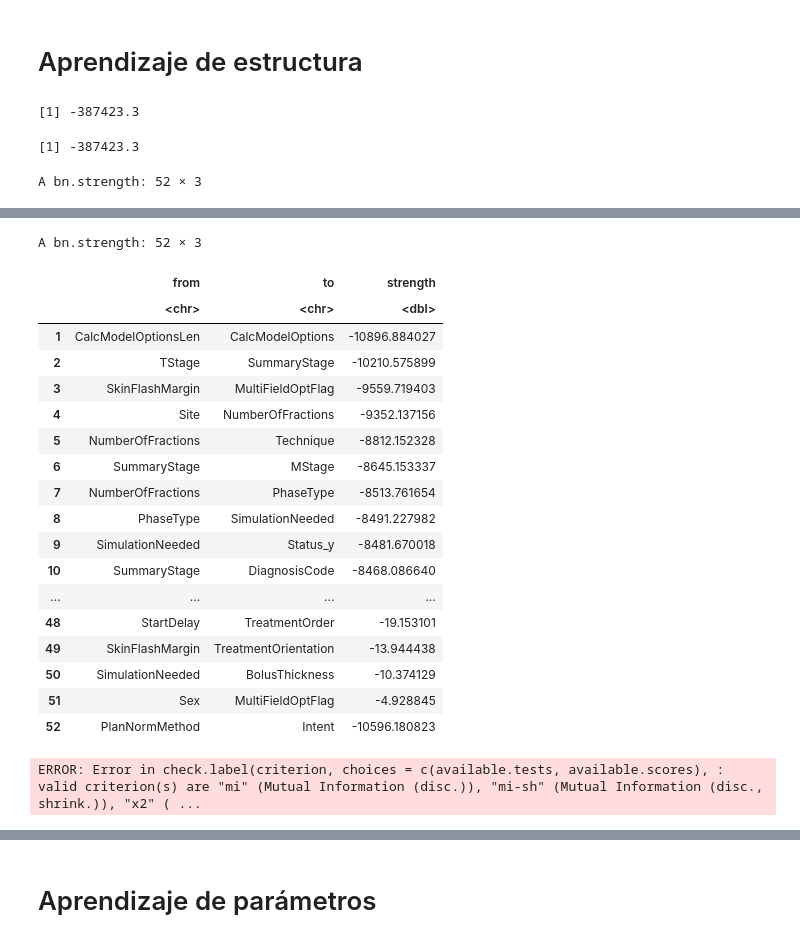
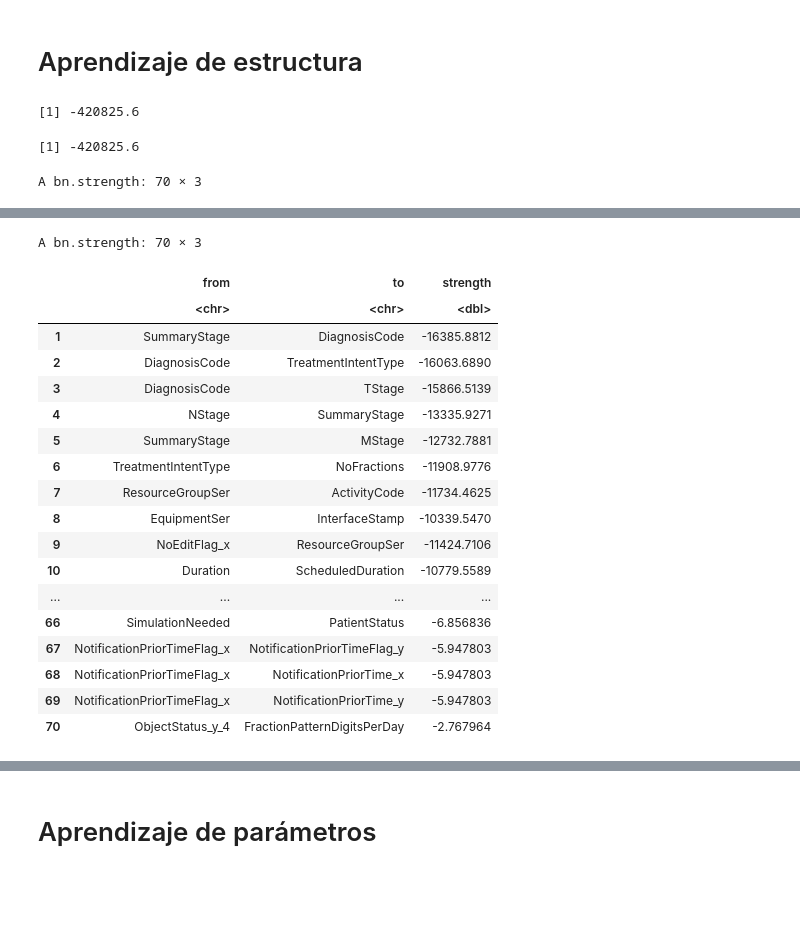
Before and after one commit to david722sv/TFM, a Jupyter notebook: 3_analisis_PlanRT_redBayesiana.ipynb, the cells around one changed output, grey strips where cells are left out. Drawn from its saved outputs; the diff is of its cells as text; code cells hidden in the pictures; blank space fills up the shorter version.

```diff
--- a/3_analisis_PlanRT_redBayesiana.ipynb
+++ b/3_analisis_PlanRT_redBayesiana.ipynb
@@ -8,19 +42,15 @@ rtp = read.csv("data/ARIA_cleaned/PlanRT.csv", row.names=1)
 # %% [markdown]
 # Datos
 # %%
-# cols = c('TreatmentOrder', 'PlanNormFactor_isNaN', 'PrescribedPercentage', 'Site', 'CityOrTownship', 'Status_x', 'Country', 'FractionPatternDigitsPerDay', 'Technique', 'SkinFlashMargin', 'TreatmentIntentType', 'DateOfBirth_isNaN', 'SimulationNeeded', 'StartDelay_isNaN', 'PrimaryPTVSer_isNaN', 'PlanNormMethod', 'FirstName', 'Status_y', 'TreatmentOrientation', 'Notes', 'DicomSeqNumber', 'FractionPattern', 'PrescribedDose_isNaN', 'BolusFrequency', 'EquipmentSer', 'PhaseType', 'CalcModelOptions', 'BolusThickness', 'InterfaceStamp', 'Intent', 'NumberOfFractions_isNaN', 'MultiFieldOptFlag', 'NoFractions_isNaN', 'ClinicalStatus', 'Sex')
-# cols = c('PrescribedPercentage', 'NoFractions', 'PrescribedDose', 'Status_x', 'ClinicalStatus', 'MultiFieldOptFlag', 'DicomSeqNumber', 'SkinFlashMargin', 'StartDelay', 'BolusThickness', 'PlanNormMethod', 'FractionPattern', 'BolusFrequency', 'Technique', 'PhaseType', 'DateOfBirth', 'CalcModelOptions', 'Intent', 'PrimaryPTVSer', 'InterfaceStamp', 'TreatmentOrientation', 'CityOrTownship', 'PlanNormFactor', 'Site', 'NumberOfFractions', 'EquipmentSer', 'Status_y', 'CalcModelOptionsLen', 'Notes', 'TreatmentOrder', 'Sex', 'TreatmentIntentType', 'Country', 'FirstName', 'SimulationNeeded', 'FractionPatternDigitsPerDay')
+# tabla = read.csv("data/ARIA_cleaned/PlanRT.csv", row.names=1)
+tabla = read.csv("data/ARIA_cleaned/Sch_categ.csv", row.names=1)
 
-# cols = setdiff(cols,  c('TreatmentIntentType', 'Country', 'Intent', 'PlanNormMethod',
-#        'CalcModelOptions', 'SkinFlashMargin', 'InterfaceStamp',
-#        'PrimaryPTVSer', 'StartDelay', 'Technique', 'NumberOfFractions',
-#        'PrescriptionSer', 'PhaseType', 'Site', 'SimulationNeeded', 'Status_y',
-#        'Notes', 'TreatmentOrder', 'FractionPatternDigitsPerDay',
-#        'FractionPattern', 'BolusThickness', 'BolusFrequency'))
+cols = names(tabla)
+length(cols)
 
-# cols = c('SkinFlashMargin', 'FractionPattern', 'Status_y', 'Technique', 'NoFractions', 'PlanNormMethod', 'DateOfBirth', 'PlanNormFactor', 'BolusThickness', 'Country', 'StartDelay', 'CalcModelOptions', 'Notes', 'TreatmentIntentType', 'PhaseType', 'TreatmentOrder', 'NumberOfFractions', 'InterfaceStamp', 'PrescribedPercentage', 'ClinicalStatus', 'Intent', 'PrescribedDose', 'DicomSeqNumber', 'Sex', 'PrimaryPTVSer', 'FractionPatternDigitsPerDay', 'TreatmentOrientation', 'FirstName', 'MultiFieldOptFlag', 'CalcModelOptionsLen', 'EquipmentSer', 'SimulationNeeded', 'Site', 'Status_x', 'CityOrTownship', 'BolusFrequency')
-cols = c('BolusThickness', 'Status_y', 'FractionPatternDigitsPerDay', 'CalcModelOptionsLen', 'MStage', 'HistologyCode', 'EquipmentSer', 'NStage', 'PrescribedPercentage', 'TStage', 'TumorSize', 'SkinFlashMargin', 'NoFractions', 'DiagnosisCode_sec', 'Site', 'TreatmentOrder', 'CityOrTownship', 'Notes', 'Intent', 'PrescribedDose', 'ObjectStatus_sec', 'MultiFieldOptFlag', 'ClinicalStatus', 'PlanNormMethod', 'Country', 'PlanNormFactor', 'TreatmentOrientation', 'DicomSeqNumber', 'PhaseType', 'DiagnosisCode', 'FirstName', 'StartDelay', 'HistologyCode_sec', 'Technique', 'BolusFrequency', 'FractionPattern', 'SummaryStage', 'ObjectStatus', 'SimulationNeeded', 'NumberOfFractions', 'Status_x', 'Sex', 'CalcModelOptions', 'InterfaceStamp', 'TreatmentIntentType', 'DateOfBirth', 'PrimaryPTVSer')
+tabla[cols] <- lapply(tabla[cols], factor)
+tabla = tabla[cols]
 
-length(cols)
-cols
+dim(tabla)
+head(tabla)
 # %% [output]
@@ -61,22 +68,21 @@ A data.frame: 6 × 47
 # %% [markdown]
 # Aprendizaje de estructura
 # %%
-hcdag <- hc(rtp[cols])
-tabudag <- tabu(rtp[cols])
+hcdag <- hc(tabla)
+tabudag <- tabu(tabla)
 # %%
-bnlearn::score(hcdag, data = rtp[cols], type = "bic")
-bnlearn::score(tabudag, data = rtp[cols], type = "bic")
+bnlearn::score(hcdag, data = tabla, type = "bic")
+bnlearn::score(tabudag, data = tabla, type = "bic")
 
-arc.strength(hcdag, data = rtp[cols], criterion = "x2") # x2, aic...
-arc.strength(hcdag, data = rtp[cols], criterion = "bic") # x2, aic... iamz
-arc.strength(hcdag, data = rtp[cols], criterion = "iamz")
+arc.strength(hcdag, data = tabla, criterion = "x2") # x2, aic...
+arc.strength(hcdag, data = tabla, criterion = "bic") # x2, aic... iamzç
 
 # print(hcdag)
 # plot(hcdag)
 # print(tabudag)
 # %% [output]
-[1] -387423.3
+[1] -420825.6
-[1] -387423.3
+[1] -420825.6
-A bn.strength: 52 × 3
+A bn.strength: 70 × 3
 |  | from | to | strength |
 |  | <chr> | <chr> | <dbl> |
@@ -99,23 +105,22 @@ A bn.strength: 52 × 3
-A bn.strength: 52 × 3
+A bn.strength: 70 × 3
 |  | from | to | strength |
 |  | <chr> | <chr> | <dbl> |
-| 1 | CalcModelOptionsLen | CalcModelOptions | -10896.884027 |
-| 2 | TStage | SummaryStage | -10210.575899 |
-| 3 | SkinFlashMargin | MultiFieldOptFlag | -9559.719403 |
-| 4 | Site | NumberOfFractions | -9352.137156 |
-| 5 | NumberOfFractions | Technique | -8812.152328 |
-| 6 | SummaryStage | MStage | -8645.153337 |
-| 7 | NumberOfFractions | PhaseType | -8513.761654 |
-| 8 | PhaseType | SimulationNeeded | -8491.227982 |
-| 9 | SimulationNeeded | Status_y | -8481.670018 |
-| 10 | SummaryStage | DiagnosisCode | -8468.086640 |
+| 1 | SummaryStage | DiagnosisCode | -16385.8812 |
+| 2 | DiagnosisCode | TreatmentIntentType | -16063.6890 |
+| 3 | DiagnosisCode | TStage | -15866.5139 |
+| 4 | NStage | SummaryStage | -13335.9271 |
+| 5 | SummaryStage | MStage | -12732.7881 |
+| 6 | TreatmentIntentType | NoFractions | -11908.9776 |
+| 7 | ResourceGroupSer | ActivityCode | -11734.4625 |
+| 8 | EquipmentSer | InterfaceStamp | -10339.5470 |
+| 9 | NoEditFlag_x | ResourceGroupSer | -11424.7106 |
+| 10 | Duration | ScheduledDuration | -10779.5589 |
 | ... | ... | ... | ... |
-| 48 | StartDelay | TreatmentOrder | -19.153101 |
-| 49 | SkinFlashMargin | TreatmentOrientation | -13.944438 |
-| 50 | SimulationNeeded | BolusThickness | -10.374129 |
-| 51 | Sex | MultiFieldOptFlag | -4.928845 |
-| 52 | PlanNormMethod | Intent | -10596.180823 |
+| 66 | SimulationNeeded | PatientStatus | -6.856836 |
+| 67 | NotificationPriorTimeFlag_x | NotificationPriorTimeFlag_y | -5.947803 |
+| 68 | NotificationPriorTimeFlag_x | NotificationPriorTime_x | -5.947803 |
+| 69 | NotificationPriorTimeFlag_x | NotificationPriorTime_y | -5.947803 |
+| 70 | ObjectStatus_y_4 | FractionPatternDigitsPerDay | -2.767964 |
-ERROR: Error in check.label(criterion, choices = c(available.tests, available.scores), : valid criterion(s) are "mi" (Mutual Information (disc.)), "mi-sh" (Mutual Information (disc., shrink.)), "x2" ( ...
 # %%
 # graphviz.plot(hcdag)
 # graphviz.plot(tabudag)
```
Also changed, not shown: parts of 9 cells of this notebook, 1 other file.
